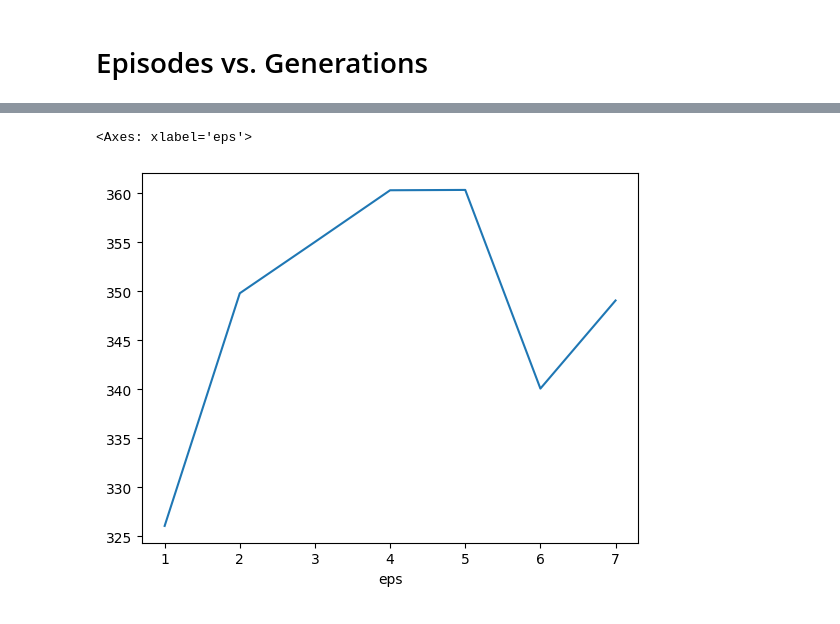
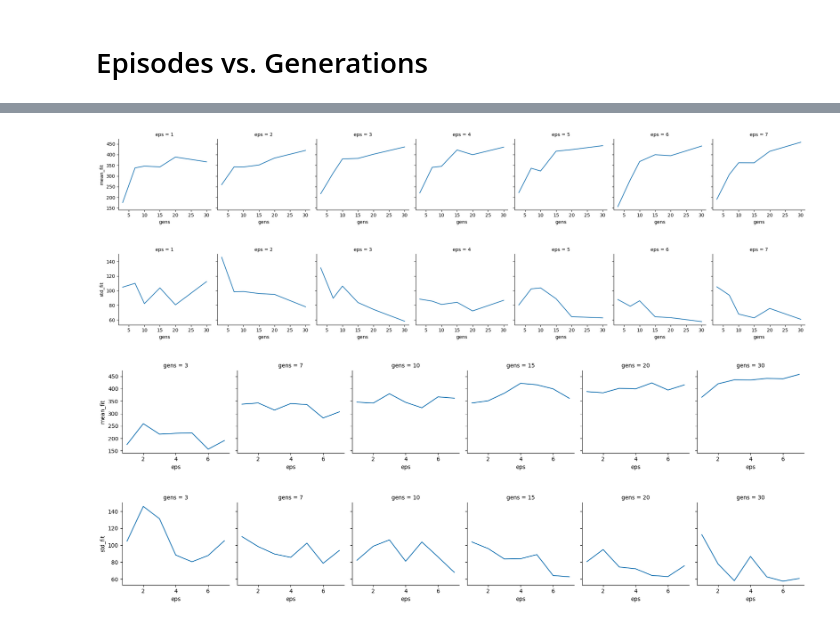
Before and after one commit to Schkliba/MastersThesis, a Jupyter notebook: Data/Experiments/results.ipynb, the cells around one changed output, grey strips where cells are left out. Drawn from its saved outputs; the diff is of its cells as text; code cells hidden in the pictures.

```diff
--- a/Data/Experiments/results.ipynb
+++ b/Data/Experiments/results.ipynb
@@ -71,6 +92,7 @@ edf
-# %%
-grps = edf.groupby(by=["eps"]).mean()
-grps["mean_fit"].plot(kind="line")
-# %% [output]
-<Axes: xlabel='eps'>
-[figure, removed]
+# %%
+plot_ep_gen(diffs)
+# %% [output]
+[figure, added]
+[figure, added]
+[figure, added]
+[figure, added]
```
Also changed, not shown: parts of 3 cells of this notebook, 32 other files.
